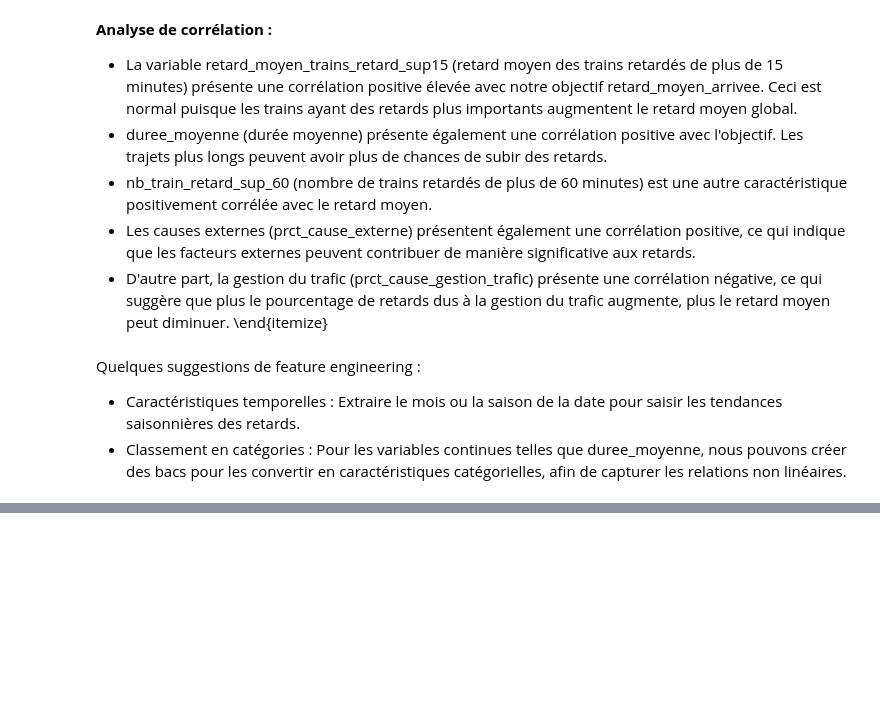
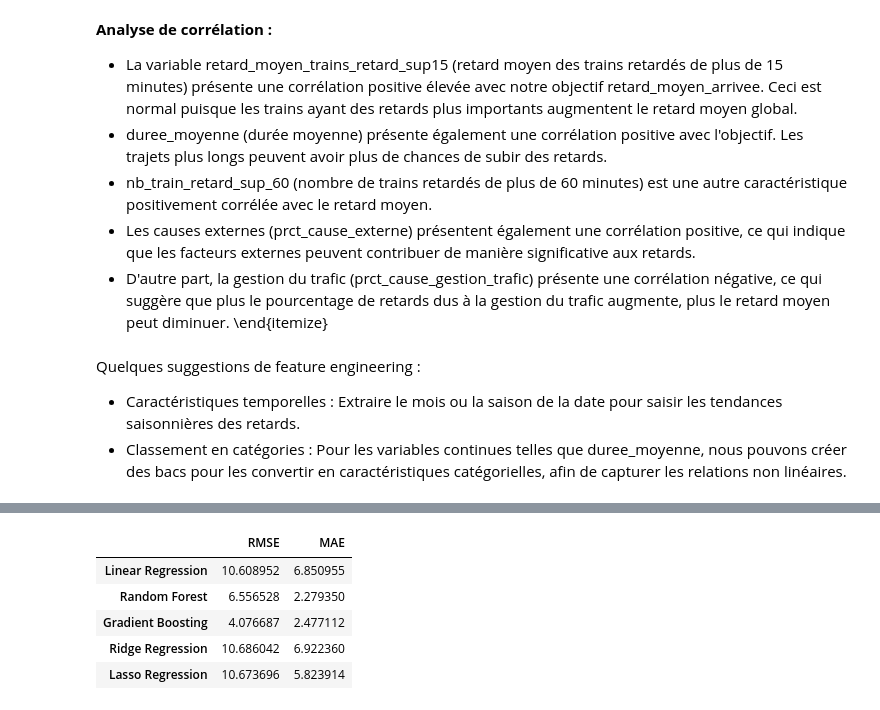
Before and after one commit to Enaouram/prediction-of-TGV-delays, a Jupyter notebook: data_analysis.ipynb, the cells around one changed output, grey strips where cells are left out. Drawn from its saved outputs; the diff is of its cells as text; code cells hidden in the pictures; blank space fills up the shorter version.

Commit message:
Prédiction initiale des retards

```diff
--- a/data_analysis.ipynb
+++ b/data_analysis.ipynb
@@ -256,0 +336,18 @@ Quelques suggestions de feature engineering :
+# %%
+
+# Split the data into training and test sets based on the year
+train_data = data[data['annee'] < 2023]
+test_data = data[data['annee'] == 2023]
+train_data.drop(columns=['Rapport_retard', 'Rapport_annulation','Diff_retard'], inplace=True)
+test_data.drop(columns=['Rapport_retard', 'Rapport_annulation','Diff_retard'], inplace=True)
+# Display the shapes of the training and test data
+train_data.shape, test_data.shape
+
+
+
+# Identify the features and target variable
+features = train_data.columns.difference(['retard_moyen_arrivee', 'date', 'my'])
+target = 'retard_moyen_arrivee'
+
+# Display the identified features
+features
@@ -256,0 +410,46 @@ Quelques suggestions de feature engineering :
+# %%
+from sklearn.linear_model import LinearRegression, Ridge, Lasso
+from sklearn.ensemble import RandomForestRegressor, GradientBoostingRegressor
+from sklearn.metrics import mean_squared_error, mean_absolute_error
+from math import sqrt
+
+# Prepare the training and test data
+X_train = train_data[features]
+y_train = train_data[target]
+X_test = test_data[features]
+y_test = test_data[target]
+
+# Initialize the models
+models = {
+    "Linear Regression": LinearRegression(),
+    "Random Forest": RandomForestRegressor(),
+    "Gradient Boosting": GradientBoostingRegressor(),
+    "Ridge Regression": Ridge(),
+    "Lasso Regression": Lasso()
+}
+
+# Train and evaluate each model
+results = {}
+for name, model in models.items():
+    # Train the model
+    model.fit(X_train, y_train)
+
+    # Make predictions on the test set
+    y_pred = model.predict(X_test)
+
+    # Calculate the metrics
+    mse= mean_squared_error(y_test, y_pred)
+    rmse = sqrt(mean_squared_error(y_test, y_pred))
+    mae = mean_absolute_error(y_test, y_pred)
+
+    results[name] = {"RMSE": rmse, "MAE": mae, "MSE":mse}
+
+results_df = pd.DataFrame(results).T
+results_df
+# %% [output]
+|  | RMSE | MAE |
+| Linear Regression | 10.608952 | 6.850955 |
+| Random Forest | 6.556528 | 2.279350 |
+| Gradient Boosting | 4.076687 | 2.477112 |
+| Ridge Regression | 10.686042 | 6.922360 |
+| Lasso Regression | 10.673696 | 5.823914 |
```
Also changed, not shown: parts of 14 cells of this notebook, 3 other files.
